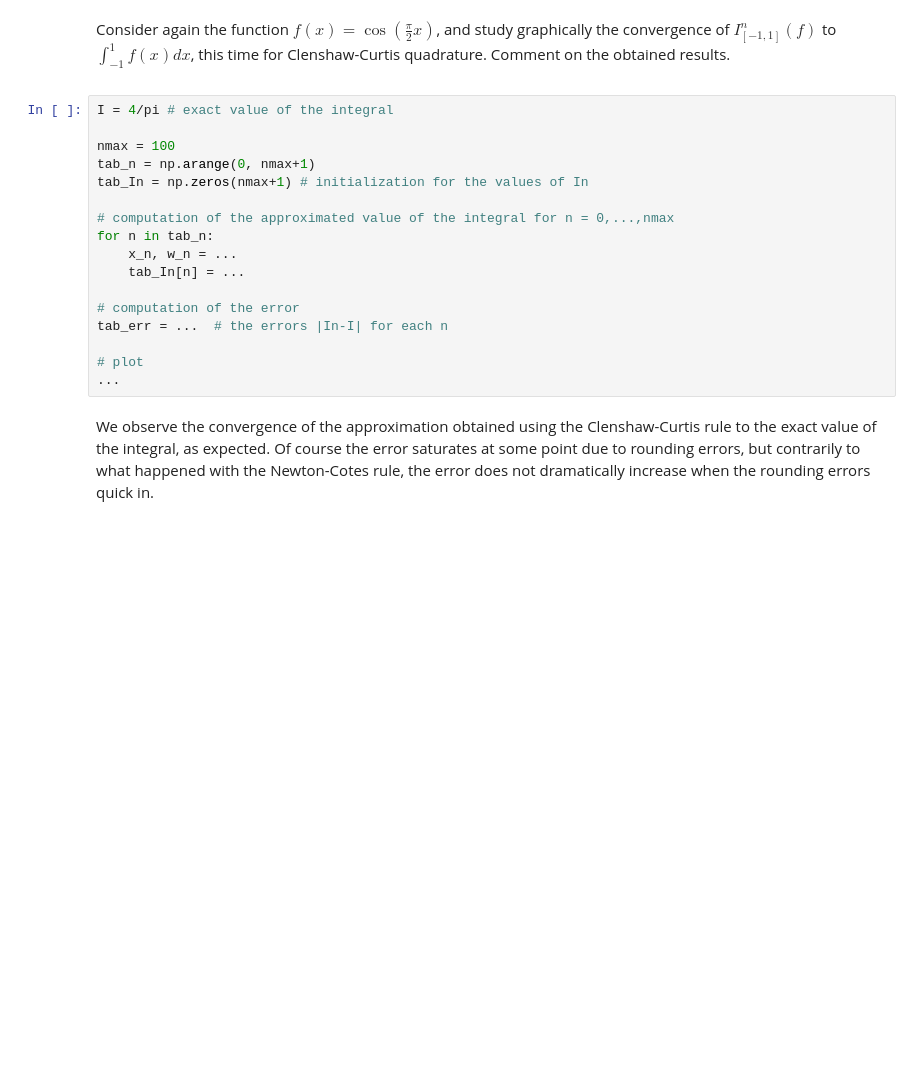
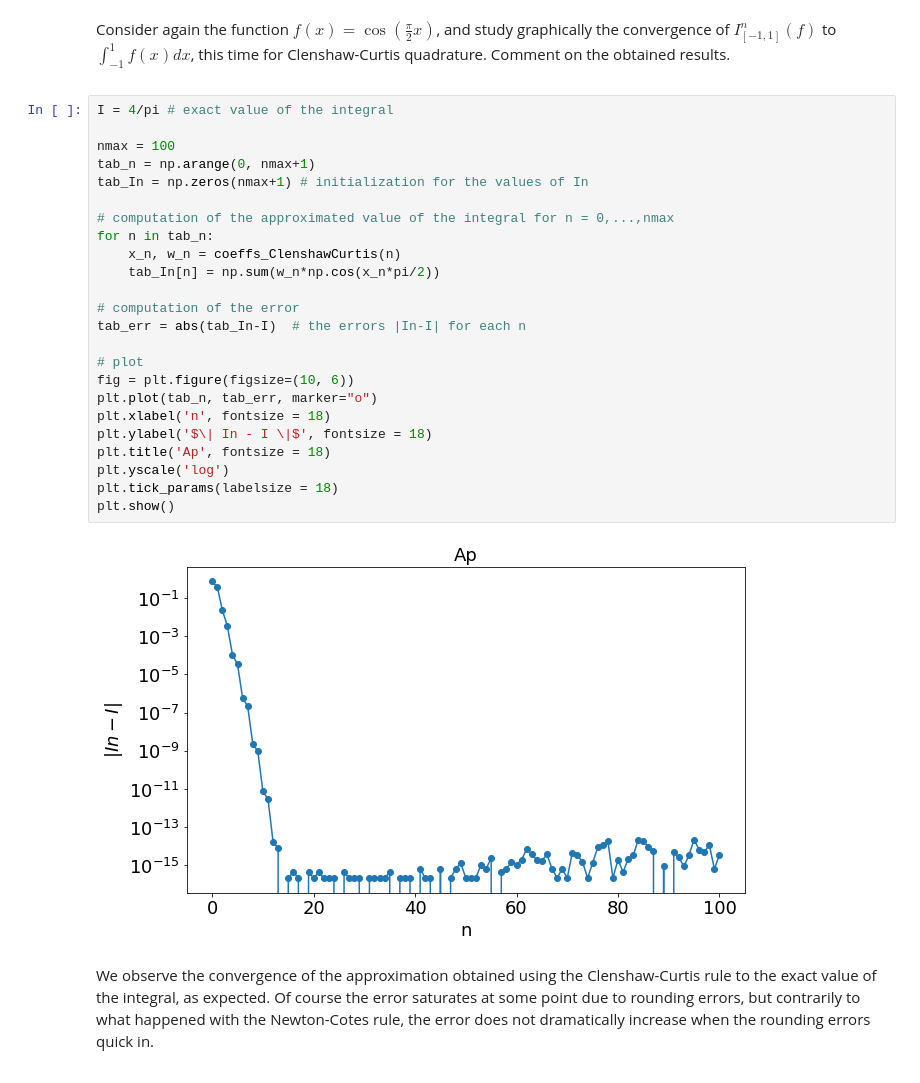
Before and after one commit to Ad1thya-R/MAA106, a Jupyter notebook: Chapter3_NumericalIntegration/3-NumericalIntegration.ipynb, the cells around one changed output. Drawn from its saved outputs; the diff is of its cells as text; blank space fills up the shorter version.

```diff
--- a/Chapter3_NumericalIntegration/3-NumericalIntegration.ipynb
+++ b/Chapter3_NumericalIntegration/3-NumericalIntegration.ipynb
@@ -1055,20 +1085,29 @@ Consider again the function $f(x)=\cos\left(\frac{\pi}{2} x\right)$, and study g
 # %%
 I = 4/pi # exact value of the integral
 
 nmax = 100
 tab_n = np.arange(0, nmax+1)
 tab_In = np.zeros(nmax+1) # initialization for the values of In
 
 # computation of the approximated value of the integral for n = 0,...,nmax
 for n in tab_n:
-    x_n, w_n = ...
-    tab_In[n] = ...
+    x_n, w_n = coeffs_ClenshawCurtis(n)
+    tab_In[n] = np.sum(w_n*np.cos(x_n*pi/2))
 
 # computation of the error
-tab_err = ...  # the errors |In-I| for each n
+tab_err = abs(tab_In-I)  # the errors |In-I| for each n
 
 # plot
-...
+fig = plt.figure(figsize=(10, 6))
+plt.plot(tab_n, tab_err, marker="o")
+plt.xlabel('n', fontsize = 18)
+plt.ylabel('$\| In - I \|$', fontsize = 18)
+plt.title('Ap', fontsize = 18)
+plt.yscale('log')
+plt.tick_params(labelsize = 18)
+plt.show()
+# %% [output]
+[figure, added]
 # %% [markdown]
 <div markdown=1 class='Answer'>
 
```
Also changed, not shown: parts of 6 cells of this notebook, 10 other files.
